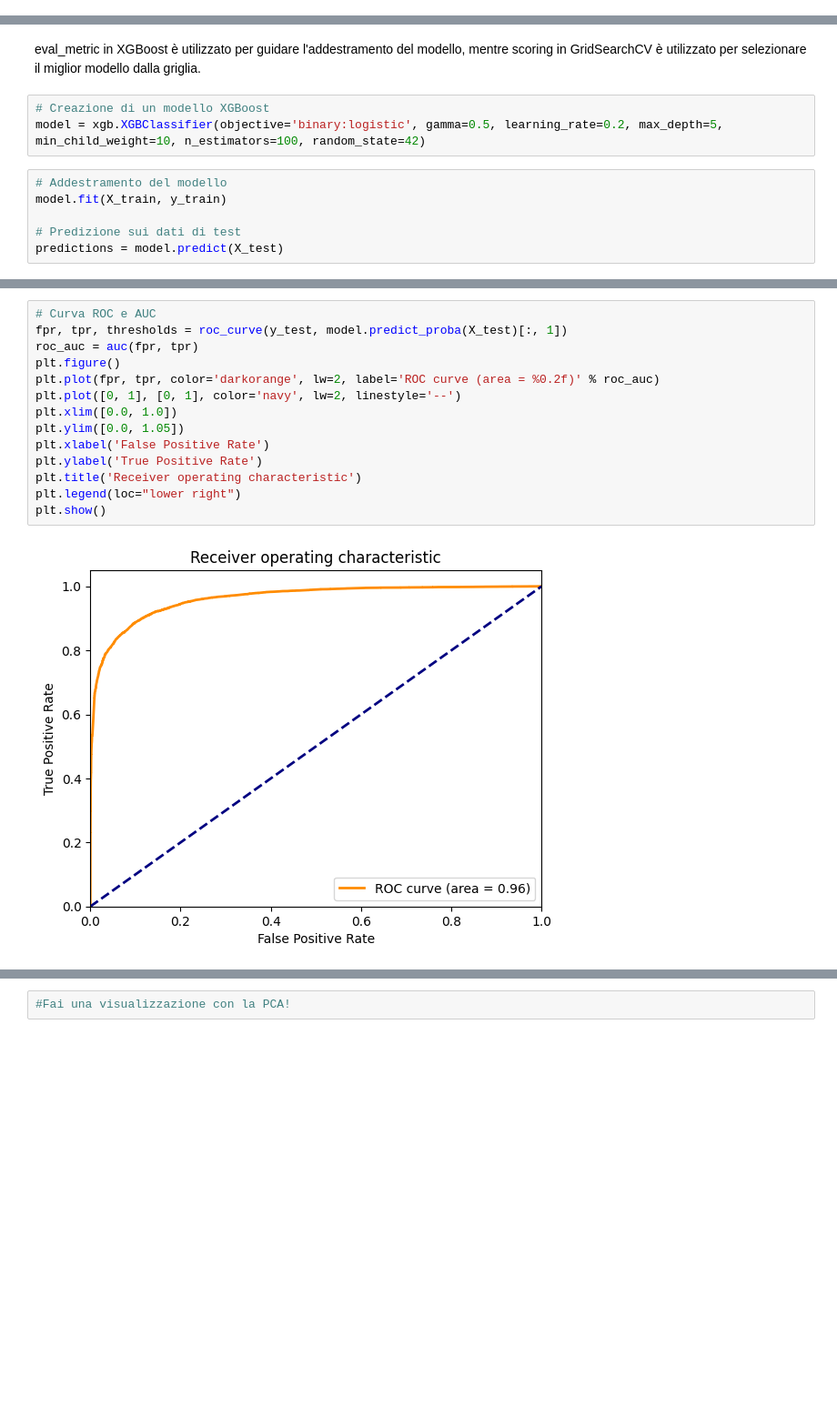
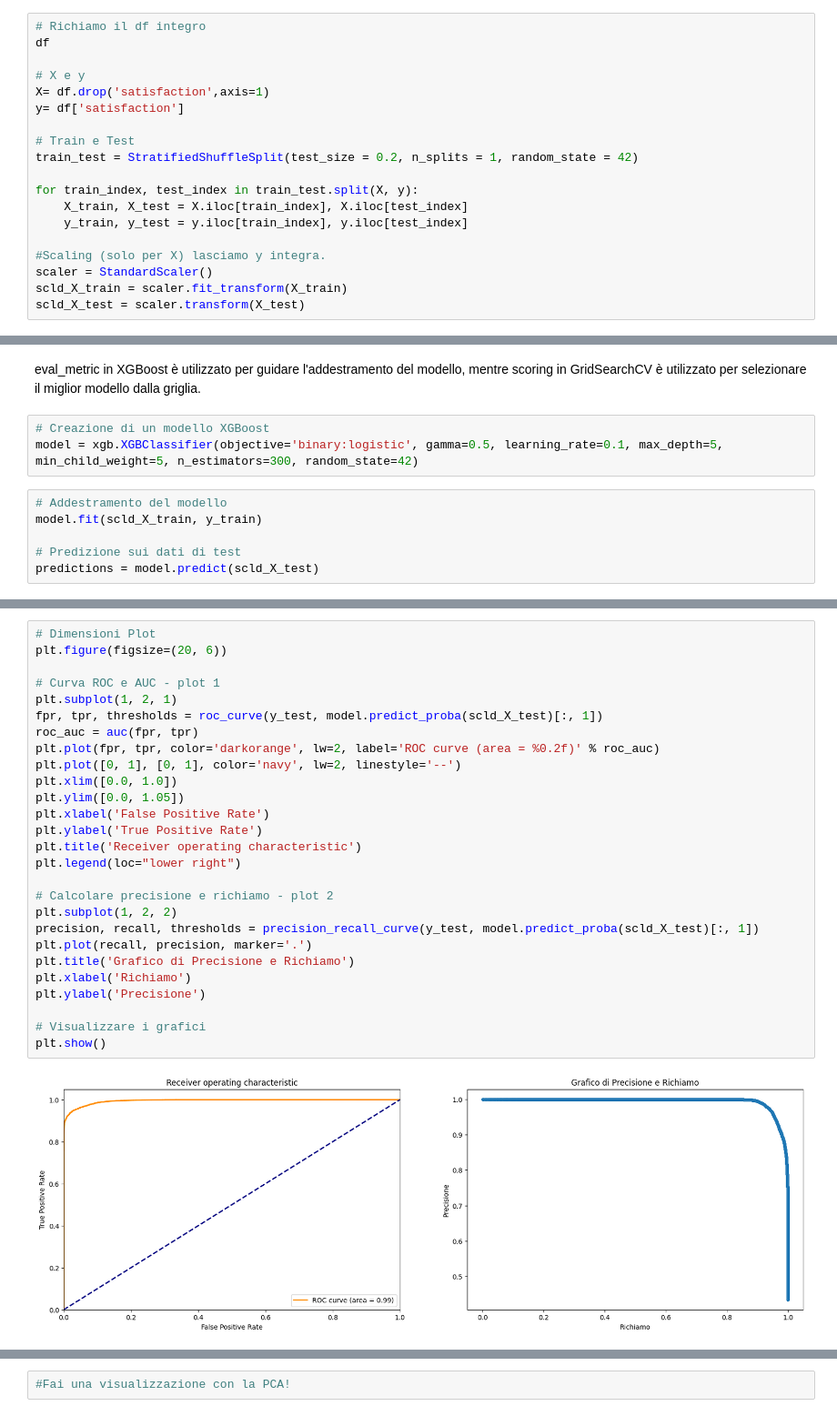
Before and after one commit to Giofabro/Project_NA_DataScience-, a Jupyter notebook: AirlineAnalysis.ipynb, the cells around one changed output, grey strips where cells are left out. Shown at 91% size. Saved outputs shown, nothing was run; the diff lists cells and outputs as text; blank space fills up the shorter version.

```diff
--- a/AirlineAnalysis.ipynb
+++ b/AirlineAnalysis.ipynb
@@ -409,0 +515,19 @@ Miglior punteggio: 0.8993494147105231
+# %%
+# Richiamo il df integro
+df
+
+# X e y
+X= df.drop('satisfaction',axis=1)
+y= df['satisfaction']
+
+# Train e Test
+train_test = StratifiedShuffleSplit(test_size = 0.2, n_splits = 1, random_state = 42)
+
+for train_index, test_index in train_test.split(X, y):
+    X_train, X_test = X.iloc[train_index], X.iloc[test_index]
+    y_train, y_test = y.iloc[train_index], y.iloc[test_index]
+
+#Scaling (solo per X) lasciamo y integra.
+scaler = StandardScaler()
+scld_X_train = scaler.fit_transform(X_train)
+scld_X_test = scaler.transform(X_test)
@@ -411,10 +554,10 @@ Miglior punteggio: 0.8993494147105231
 eval_metric in XGBoost è utilizzato per guidare l'addestramento del modello, mentre scoring in GridSearchCV è utilizzato per selezionare il miglior modello dalla griglia.
 # %%
 # Creazione di un modello XGBoost
-model = xgb.XGBClassifier(objective='binary:logistic', gamma=0.5, learning_rate=0.2, max_depth=5, min_child_weight=10, n_estimators=100, random_state=42)
+model = xgb.XGBClassifier(objective='binary:logistic', gamma=0.5, learning_rate=0.1, max_depth=5, min_child_weight=5, n_estimators=300, random_state=42)
 # %%
 # Addestramento del modello
-model.fit(X_train, y_train)
+model.fit(scld_X_train, y_train)
 
 # Predizione sui dati di test
-predictions = model.predict(X_test)
+predictions = model.predict(scld_X_test)
@@ -455,16 +654,29 @@ False Negative: 0.06340468124422544
 # %%
-# Curva ROC e AUC
-fpr, tpr, thresholds = roc_curve(y_test, model.predict_proba(X_test)[:, 1])
+# Dimensioni Plot
+plt.figure(figsize=(20, 6))
+
+# Curva ROC e AUC - plot 1
+plt.subplot(1, 2, 1)
+fpr, tpr, thresholds = roc_curve(y_test, model.predict_proba(scld_X_test)[:, 1])
 roc_auc = auc(fpr, tpr)
-plt.figure()
 plt.plot(fpr, tpr, color='darkorange', lw=2, label='ROC curve (area = %0.2f)' % roc_auc)
 plt.plot([0, 1], [0, 1], color='navy', lw=2, linestyle='--')
 plt.xlim([0.0, 1.0])
 plt.ylim([0.0, 1.05])
 plt.xlabel('False Positive Rate')
 plt.ylabel('True Positive Rate')
 plt.title('Receiver operating characteristic')
 plt.legend(loc="lower right")
+
+# Calcolare precisione e richiamo - plot 2
+plt.subplot(1, 2, 2)
+precision, recall, thresholds = precision_recall_curve(y_test, model.predict_proba(scld_X_test)[:, 1])
+plt.plot(recall, precision, marker='.')
+plt.title('Grafico di Precisione e Richiamo')
+plt.xlabel('Richiamo')
+plt.ylabel('Precisione')
+
+# Visualizzare i grafici
 plt.show()
 # %% [output]
-[figure, old version]
+[figure, new version]
```
Also changed, not shown: parts of 68 cells of this notebook.
